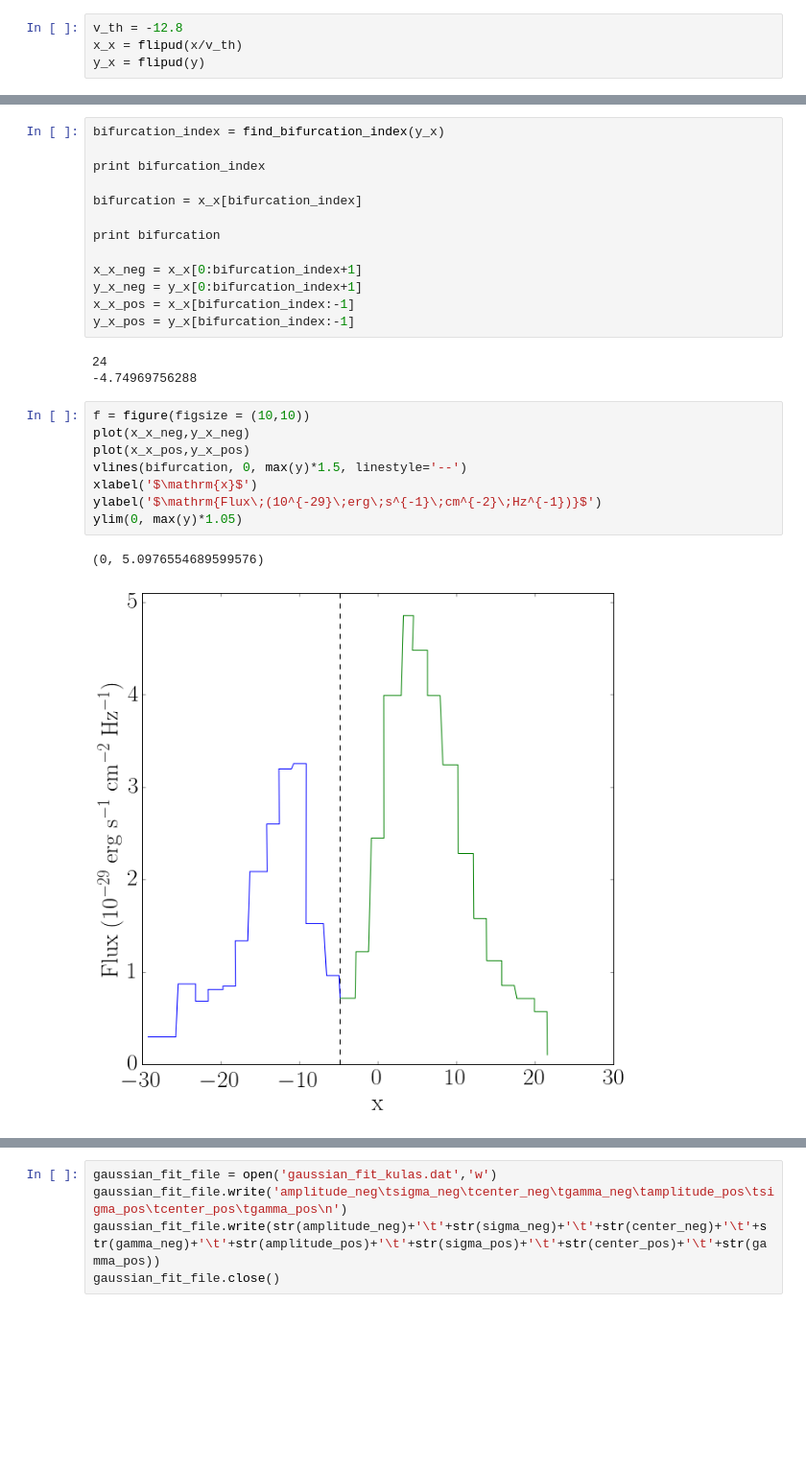
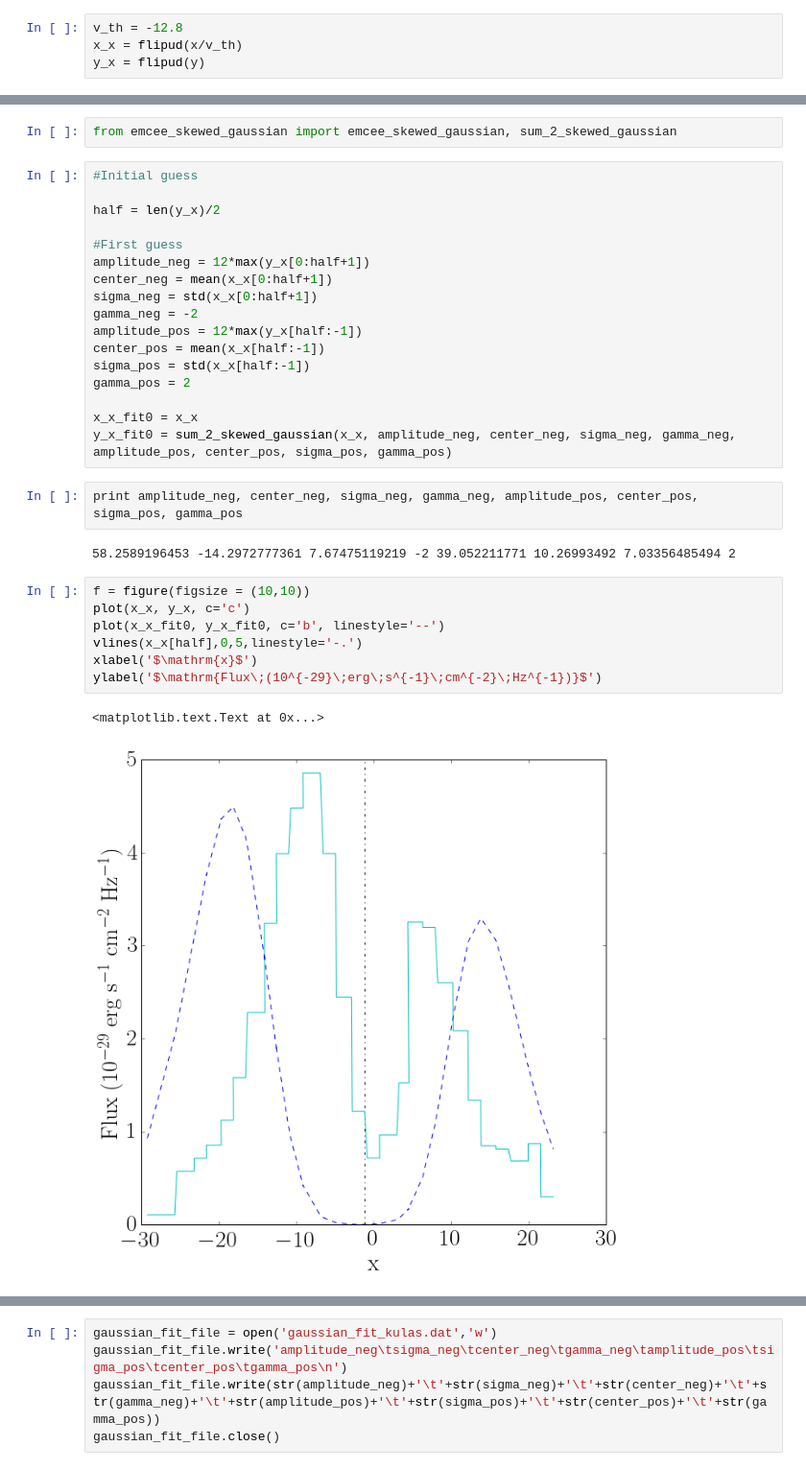
Before and after one commit to astroandes/CLARA_RotationOutflows, a Jupyter notebook: fit/gaussian_fit.ipynb, the cells around one changed output, grey strips where cells are left out. Shown: that part at 96% size. Saved outputs shown, nothing was run; the diff lists cells and outputs as text; blank space fills up the shorter version.

Commit message:
emcee for gaussian fit

```diff
--- a/fit/gaussian_fit.ipynb
+++ b/fit/gaussian_fit.ipynb
@@ -44,27 +35,33 @@ def find_bifurcation_index(intensities):
-# %%
-bifurcation_index = find_bifurcation_index(y_x)
-
-print bifurcation_index
-
-bifurcation = x_x[bifurcation_index]
-
-print bifurcation
-
-x_x_neg = x_x[0:bifurcation_index+1]
-y_x_neg = y_x[0:bifurcation_index+1]
-x_x_pos = x_x[bifurcation_index:-1]
-y_x_pos = y_x[bifurcation_index:-1]
-# %% [output]
-24
--4.74969756288
+# %%
+from emcee_skewed_gaussian import emcee_skewed_gaussian, sum_2_skewed_gaussian
+# %%
+#Initial guess
+
+half = len(y_x)/2
+
+#First guess
+amplitude_neg = 12*max(y_x[0:half+1])
+center_neg = mean(x_x[0:half+1])
+sigma_neg = std(x_x[0:half+1])
+gamma_neg = -2
+amplitude_pos = 12*max(y_x[half:-1])
+center_pos = mean(x_x[half:-1])
+sigma_pos = std(x_x[half:-1])
+gamma_pos = 2
+
+x_x_fit0 = x_x
+y_x_fit0 = sum_2_skewed_gaussian(x_x, amplitude_neg, center_neg, sigma_neg, gamma_neg, amplitude_pos, center_pos, sigma_pos, gamma_pos)
+# %%
+print amplitude_neg, center_neg, sigma_neg, gamma_neg, amplitude_pos, center_pos, sigma_pos, gamma_pos
+# %% [output]
+58.2589196453 -14.2972777361 7.67475119219 -2 39.052211771 10.26993492 7.03356485494 2
 # %%
 f = figure(figsize = (10,10))
-plot(x_x_neg,y_x_neg)
-plot(x_x_pos,y_x_pos)
-vlines(bifurcation, 0, max(y)*1.5, linestyle='--')
+plot(x_x, y_x, c='c')
+plot(x_x_fit0, y_x_fit0, c='b', linestyle='--')
+vlines(x_x[half],0,5,linestyle='-.')
 xlabel('$\mathrm{x}$')
 ylabel('$\mathrm{Flux\;(10^{-29}\;erg\;s^{-1}\;cm^{-2}\;Hz^{-1})}$')
-ylim(0, max(y)*1.05)
 # %% [output]
-(0, 5.0976554689599576)
+<matplotlib.text.Text at 0x...>
-[figure, old version]
+[figure, new version]
```
Also changed, not shown: parts of 10 cells of this notebook, 6 other files.
